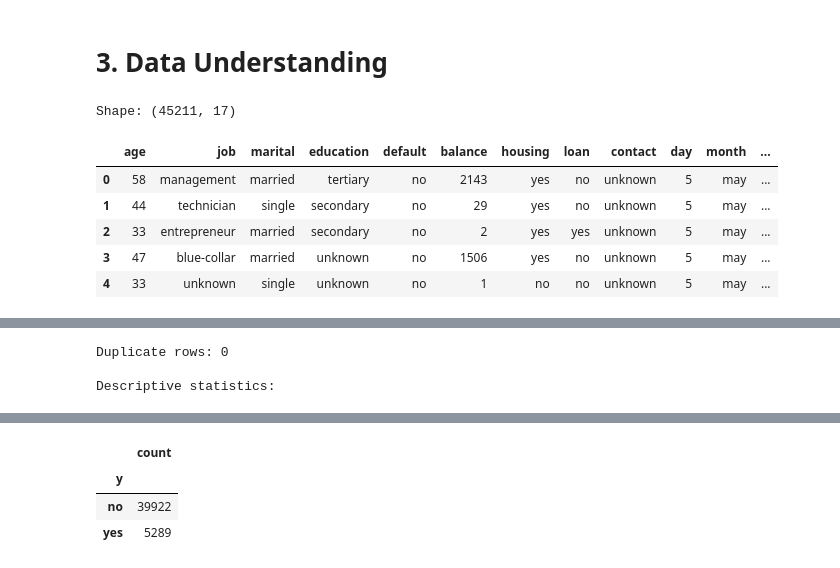
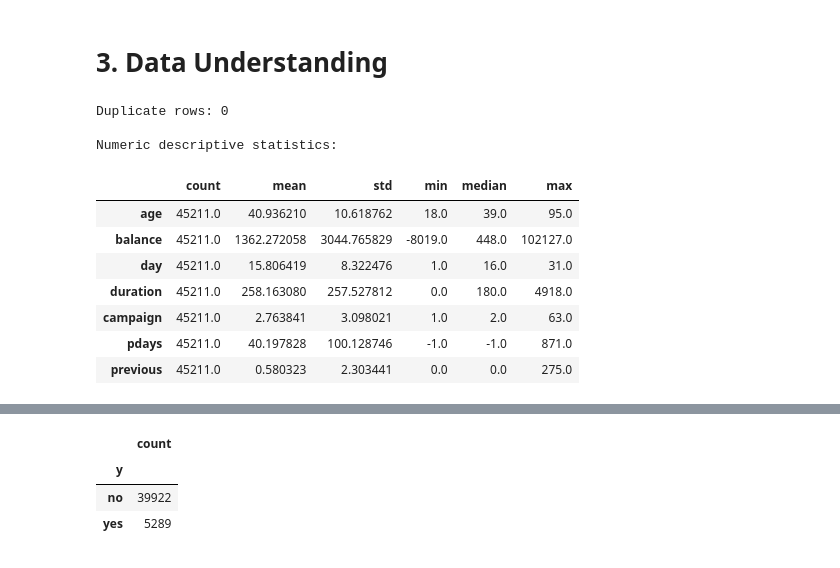
Before and after one commit to MiguelGaspar01/hackaton-NTT, a Jupyter notebook: Hackaton BAA - Março 2026.ipynb, the cells around one changed output, grey strips where cells are left out. Saved outputs shown, nothing was run; the diff lists cells and outputs as text; code cells hidden in the pictures.

```diff
--- a/Hackaton BAA - Março 2026.ipynb
+++ b/Hackaton BAA - Março 2026.ipynb
@@ -19,0 +80,11 @@ Build a binary classification model to estimate `P(subscription = yes)` for each
+# %%
+# load the data
+print("Loading data...")
+try:
+    df = pd.read_csv("data.csv", sep=";")
+    print("Data loaded successfully.")
+except FileNotFoundError:
+    print("Error: File not found.")
+
+# print the first 3 rows
+df.head(3)
@@ -62,27 +109,41 @@ TEST_SIZE = 0.25
 sns.set_style("whitegrid")
 pd.set_option("display.max_columns", 100)
 # %%
-# Load dataset
-df = pd.read_csv(DATA_PATH, sep=CSV_SEPARATOR)
-
-print(f"Shape: {df.shape}")
-display(df.head())
-
-print("\nInfo:")
-df.info()
-
-print("\nMissing values per column:")
-display(df.isna().sum().sort_values(ascending=False).to_frame("missing_count"))
-
 print(f"\nDuplicate rows: {df.duplicated().sum()}")
 
-print("\nDescriptive statistics:")
-display(df.describe(include="all").T)
+
+numeric_cols = df.select_dtypes(include=["number"]).columns
+categorical_cols = df.select_dtypes(include=["object", "category", "bool"]).columns
+
+
+
+print("\nNumeric descriptive statistics:")
+numeric_summary = df[numeric_cols].agg(
+    ["count", "mean", "std", "min", "median", "max"]
+).T
+
+display(numeric_summary)
+
+
+print("\nCategorical descriptive statistics:")
+
+categorical_summary = pd.DataFrame({
+    "count": df[categorical_cols].count(),
+    "unique": df[categorical_cols].nunique(),
+    "top": df[categorical_cols].mode().iloc[0],
+    "freq": df[categorical_cols].apply(lambda x: x.value_counts().iloc[0] if not x.value_counts().empty else None)
+})
+
+display(categorical_summary)
 # %% [output]
-Shape: (45211, 17)
+Duplicate rows: 0
+
+Numeric descriptive statistics:
-|  | age | job | marital | education | default | balance | housing | loan | contact | day | month | ... |
-| 0 | 58 | management | married | tertiary | no | 2143 | yes | no | unknown | 5 | may | ... |
-| 1 | 44 | technician | single | secondary | no | 29 | yes | no | unknown | 5 | may | ... |
-| 2 | 33 | entrepreneur | married | secondary | no | 2 | yes | yes | unknown | 5 | may | ... |
-| 3 | 47 | blue-collar | married | unknown | no | 1506 | yes | no | unknown | 5 | may | ... |
-| 4 | 33 | unknown | single | unknown | no | 1 | no | no | unknown | 5 | may | ... |
+|  | count | mean | std | min | median | max |
+| age | 45211.0 | 40.936210 | 10.618762 | 18.0 | 39.0 | 95.0 |
+| balance | 45211.0 | 1362.272058 | 3044.765829 | -8019.0 | 448.0 | 102127.0 |
+| day | 45211.0 | 15.806419 | 8.322476 | 1.0 | 16.0 | 31.0 |
+| duration | 45211.0 | 258.163080 | 257.527812 | 0.0 | 180.0 | 4918.0 |
+| campaign | 45211.0 | 2.763841 | 3.098021 | 1.0 | 2.0 | 63.0 |
+| pdays | 45211.0 | 40.197828 | 100.128746 | -1.0 | -1.0 | 871.0 |
+| previous | 45211.0 | 0.580323 | 2.303441 | 0.0 | 0.0 | 275.0 |
@@ -124,3 +161,0 @@ Missing values per column:
-Duplicate rows: 0
-
-Descriptive statistics:
```
Also changed, not shown: parts of 22 cells of this notebook.
